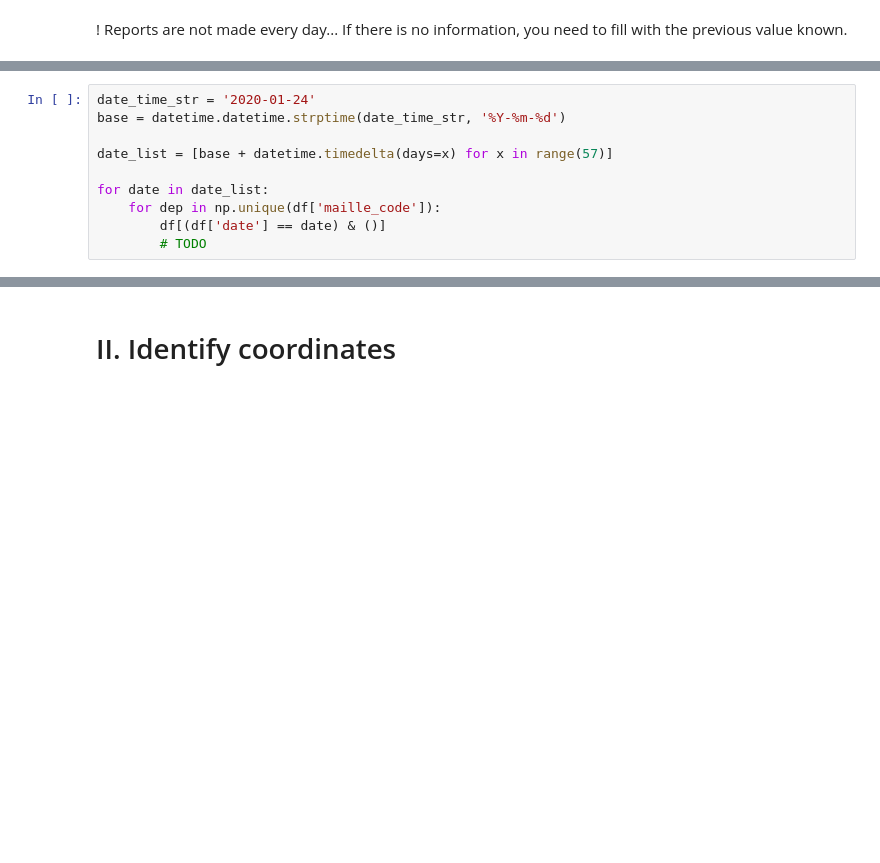
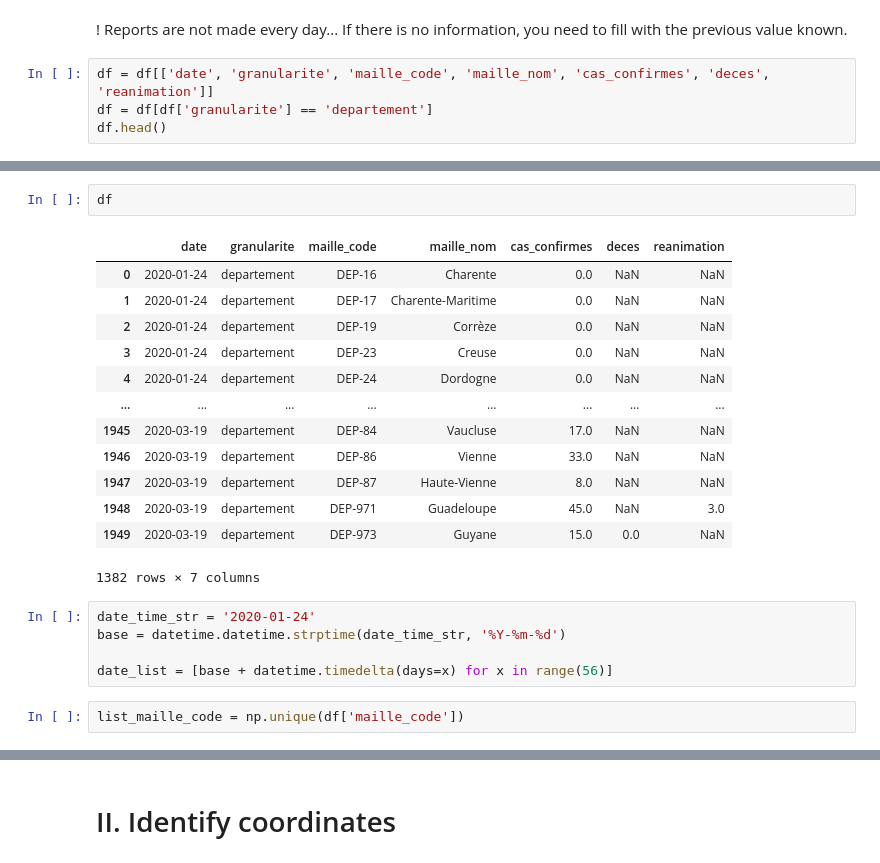
Before and after one commit to maelfabien/COVID-19-France, a Jupyter notebook: COVID-19 Challenge.ipynb, the cells around one changed output, grey strips where cells are left out. Saved outputs shown, nothing was run; the diff lists cells and outputs as text; blank space fills up the shorter version.

```diff
--- a/COVID-19 Challenge.ipynb
+++ b/COVID-19 Challenge.ipynb
@@ -42,3 +42,7 @@ df.head()
 # %% [markdown]
 ! Reports are not made every day...
 If there is no information, you need to fill with the previous value known.
+# %%
+df = df[['date', 'granularite', 'maille_code', 'maille_nom', 'cas_confirmes', 'deces', 'reanimation']]
+df = df[df['granularite'] == 'departement']
+df.head()
@@ -45,10 +56,23 @@ If there is no information, you need to fill with the previous value known.
+# %%
+df
+# %% [output]
+|  | date | granularite | maille_code | maille_nom | cas_confirmes | deces | reanimation |
+| 0 | 2020-01-24 | departement | DEP-16 | Charente | 0.0 | NaN | NaN |
+| 1 | 2020-01-24 | departement | DEP-17 | Charente-Maritime | 0.0 | NaN | NaN |
+| 2 | 2020-01-24 | departement | DEP-19 | Corrèze | 0.0 | NaN | NaN |
+| 3 | 2020-01-24 | departement | DEP-23 | Creuse | 0.0 | NaN | NaN |
+| 4 | 2020-01-24 | departement | DEP-24 | Dordogne | 0.0 | NaN | NaN |
+| ... | ... | ... | ... | ... | ... | ... | ... |
+| 1945 | 2020-03-19 | departement | DEP-84 | Vaucluse | 17.0 | NaN | NaN |
+| 1946 | 2020-03-19 | departement | DEP-86 | Vienne | 33.0 | NaN | NaN |
+| 1947 | 2020-03-19 | departement | DEP-87 | Haute-Vienne | 8.0 | NaN | NaN |
+| 1948 | 2020-03-19 | departement | DEP-971 | Guadeloupe | 45.0 | NaN | 3.0 |
+| 1949 | 2020-03-19 | departement | DEP-973 | Guyane | 15.0 | 0.0 | NaN |
+1382 rows × 7 columns
 # %%
 date_time_str = '2020-01-24'
 base = datetime.datetime.strptime(date_time_str, '%Y-%m-%d')
 
-date_list = [base + datetime.timedelta(days=x) for x in range(57)]
-
-for date in date_list:
-    for dep in np.unique(df['maille_code']):
-        df[(df['date'] == date) & ()]
-        # TODO
+date_list = [base + datetime.timedelta(days=x) for x in range(56)]
+# %%
+list_maille_code = np.unique(df['maille_code'])
```
Also changed, not shown: parts of 10 cells of this notebook, 1 other file.
